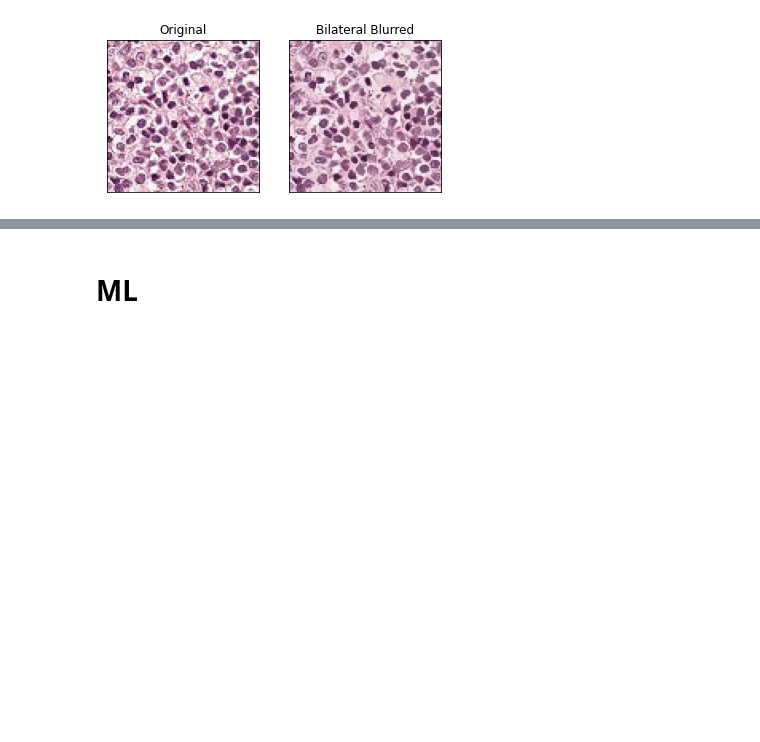
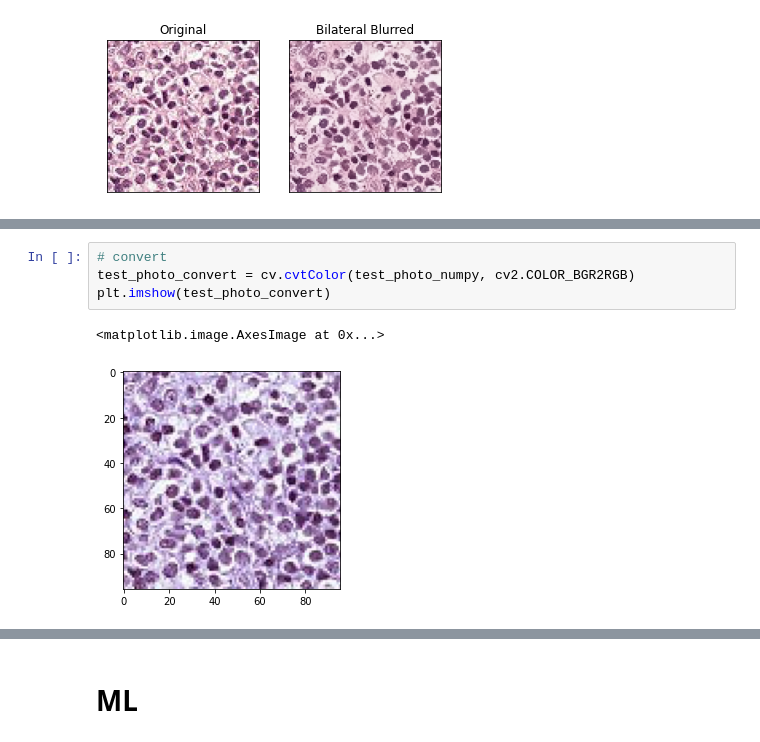
Before and after one commit to melody617/CS153-Computer-Vision, a Jupyter notebook: Trial Jupyter Notebooks/blur_contrast.ipynb, the cells around one changed output, grey strips where cells are left out. Drawn from its saved outputs; the diff is of its cells as text; blank space fills up the shorter version.

```diff
--- a/blur.ipynb
+++ b/Trial Jupyter Notebooks/blur_contrast.ipynb
@@ -123,0 +146,7 @@ plt.show()
+# %%
+# convert
+test_photo_convert = cv.cvtColor(test_photo_numpy, cv2.COLOR_BGR2RGB)
+plt.imshow(test_photo_convert)
+# %% [output]
+<matplotlib.image.AxesImage at 0x...>
+[figure, added]
```
Also changed, not shown: parts of 19 cells of this notebook, 39 other files.
